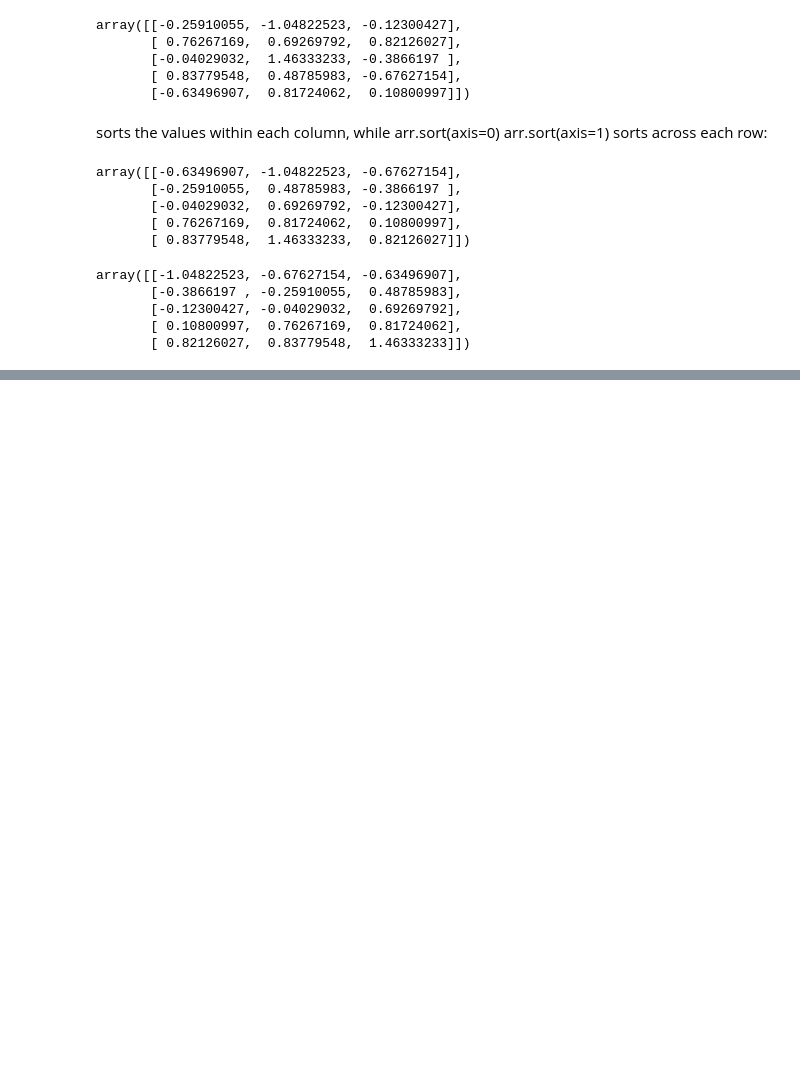
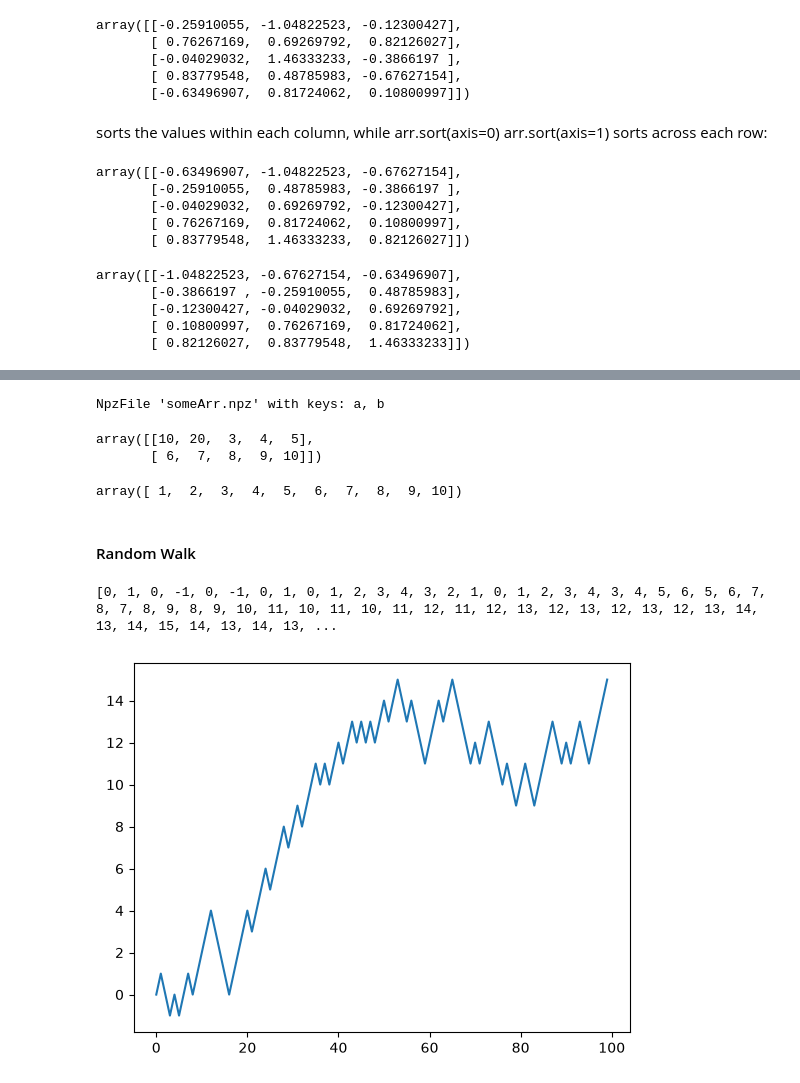
Before and after one commit to navneet-srivastava/python-data-analysis, a Jupyter notebook: pseudorandom_number_generation.ipynb, the cells around one changed output, grey strips where cells are left out. Drawn from its saved outputs; the diff is of its cells as text; code cells hidden in the pictures; blank space fills up the shorter version.

```diff
--- a/pseudorandom_number_generation.ipynb
+++ b/pseudorandom_number_generation.ipynb
@@ -453,0 +480,33 @@ array([[-1.04822523, -0.67627154, -0.63496907],
+# %%
+arch = np.load("someArr.npz")
+
+arch
+# %% [output]
+NpzFile 'someArr.npz' with keys: a, b
+# %%
+arch["a"]
+# %% [output]
+array([[10, 20,  3,  4,  5],
+       [ 6,  7,  8,  9, 10]])
+# %%
+arch["b"]
+# %% [output]
+array([ 1,  2,  3,  4,  5,  6,  7,  8,  9, 10])
+# %% [markdown]
+#### Random Walk
+# %%
+import random
+position = 0
+walk = [position]
+nsteps = 1000
+for _ in range(nsteps):
+    step = 1 if random.randint(0, 1) else -1
+    position += step
+    walk.append(position)
+
+print(walk)
+plt.plot(walk[:100])
+plt.show()
+# %% [output]
+[0, 1, 0, -1, 0, -1, 0, 1, 0, 1, 2, 3, 4, 3, 2, 1, 0, 1, 2, 3, 4, 3, 4, 5, 6, 5, 6, 7, 8, 7, 8, 9, 8, 9, 10, 11, 10, 11, 10, 11, 12, 11, 12, 13, 12, 13, 12, 13, 12, 13, 14, 13, 14, 15, 14, 13, 14, 13, ...
+[figure, added]
```
Also changed, not shown: parts of 16 cells of this notebook, 3 other files.
